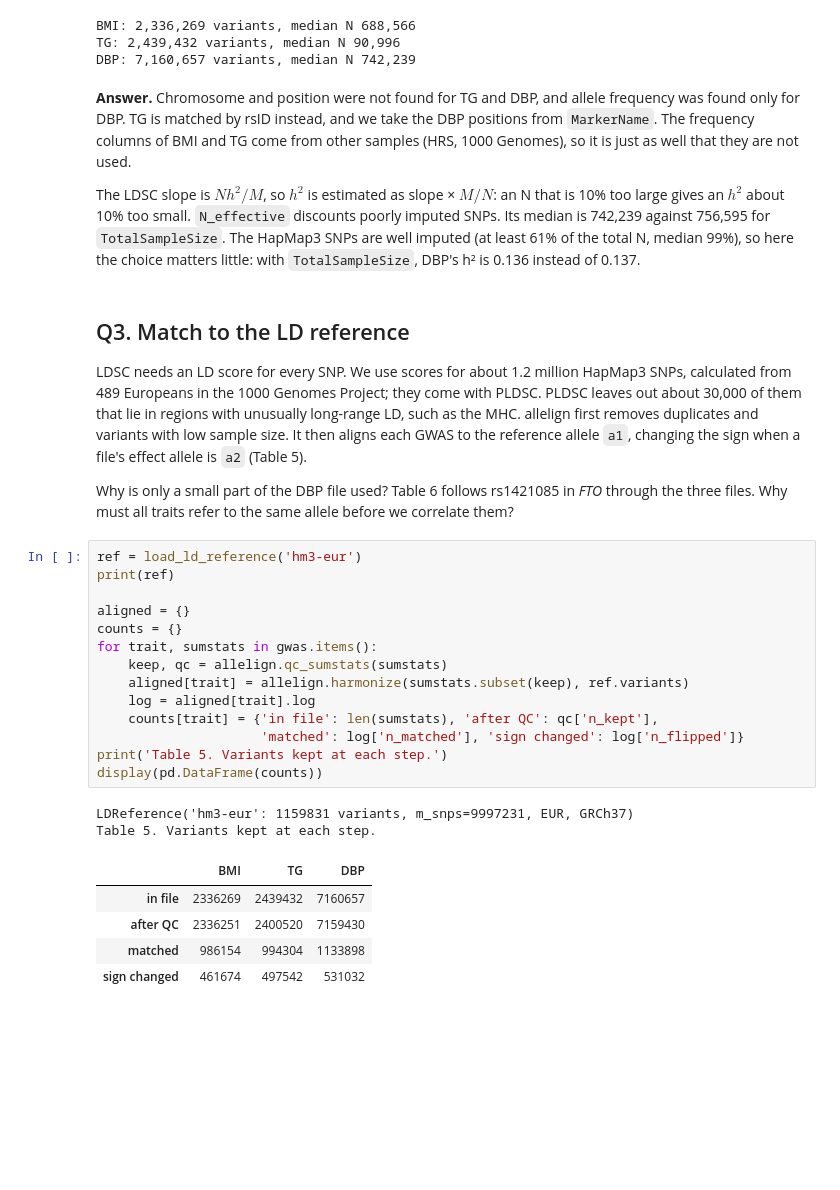
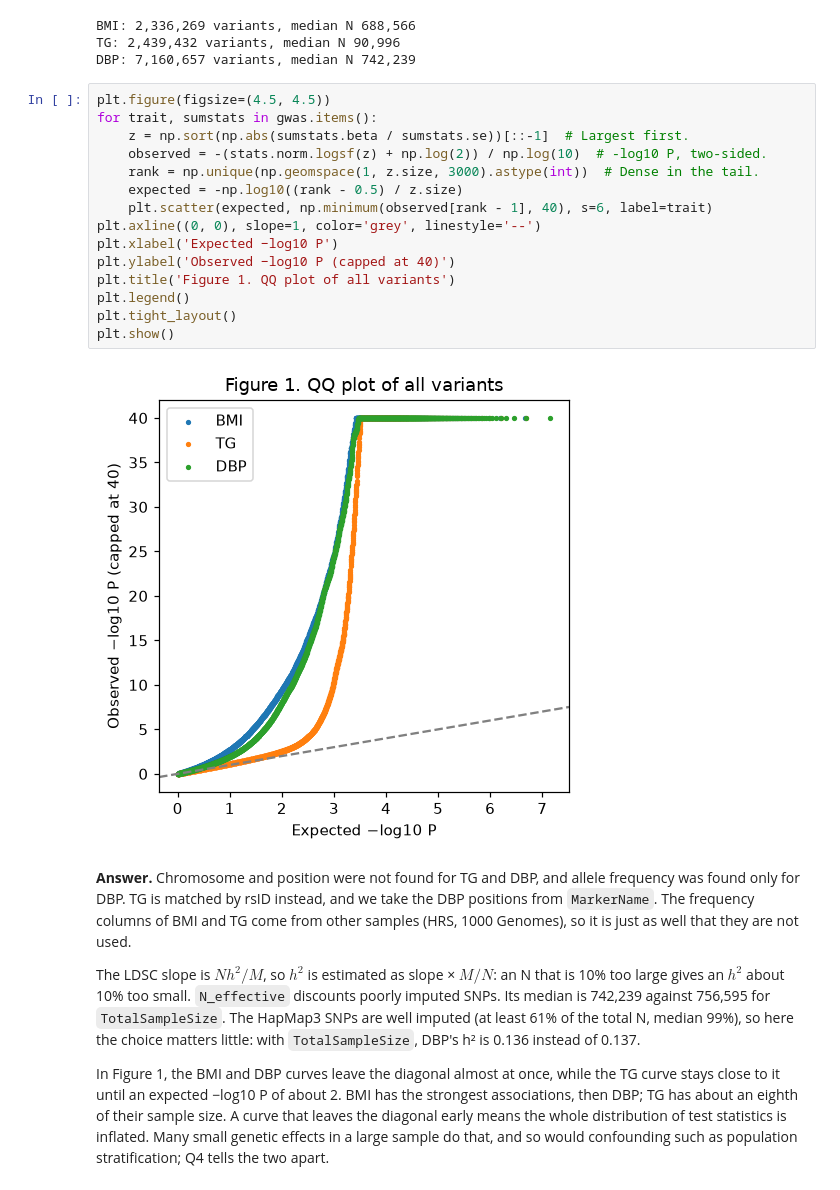
Before and after one commit to bvilhjal/ATIG_2026, a Jupyter notebook: teaching_days/2026-10-29/LDSC/LDSC_practical_answers.ipynb, the cells around one changed output. Saved outputs shown, nothing was run; the diff lists cells and outputs as text; blank space fills up the shorter version.

```diff
--- a/teaching_days/2026-10-29/LDSC/LDSC_practical_answers.ipynb
+++ b/teaching_days/2026-10-29/LDSC/LDSC_practical_answers.ipynb
@@ -148,50 +153,38 @@ for trait, sumstats in gwas.items():
 BMI: 2,336,269 variants, median N 688,566
 TG: 2,439,432 variants, median N 90,996
 DBP: 7,160,657 variants, median N 742,239
-# %% [markdown]
-**Answer.** Chromosome and position were not found for TG and DBP, and allele frequency
-was found only for DBP. TG is matched by rsID instead, and we take the DBP positions from
-`MarkerName`. The frequency columns of BMI and TG come from other samples (HRS,
-1000 Genomes), so it is just as well that they are not used.
-
-The LDSC slope is $Nh^2/M$, so $h^2$ is estimated as slope × $M/N$: an N that is 10%
-too large gives an $h^2$ about 10% too small. `N_effective` discounts poorly imputed
-SNPs. Its median is 742,239 against 756,595 for `TotalSampleSize`. The HapMap3 SNPs are
-well imputed (at least 61% of the total N, median 99%), so here the choice matters little:
-with `TotalSampleSize`, DBP's h² is 0.136 instead of 0.137.
+# %%
+plt.figure(figsize=(4.5, 4.5))
+for trait, sumstats in gwas.items():
+    z = np.sort(np.abs(sumstats.beta / sumstats.se))[::-1]  # Largest first.
+    observed = -(stats.norm.logsf(z) + np.log(2)) / np.log(10)  # -log10 P, two-sided.
+    rank = np.unique(np.geomspace(1, z.size, 3000).astype(int))  # Dense in the tail.
+    expected = -np.log10((rank - 0.5) / z.size)
+    plt.scatter(expected, np.minimum(observed[rank - 1], 40), s=6, label=trait)
+plt.axline((0, 0), slope=1, color='grey', linestyle='--')
+plt.xlabel('Expected −log10 P')
+plt.ylabel('Observed −log10 P (capped at 40)')
+plt.title('Figure 1. QQ plot of all variants')
+plt.legend()
+plt.tight_layout()
+plt.show()
+# %% [output]
+[figure, added]
 # %% [markdown]
-## Q3. Match to the LD reference
+**Answer.** Chromosome and position were not found for TG and DBP, and allele frequency
+was found only for DBP. TG is matched by rsID instead, and we take the DBP positions from
+`MarkerName`. The frequency columns of BMI and TG come from other samples (HRS,
+1000 Genomes), so it is just as well that they are not used.
 
-LDSC needs an LD score for every SNP. We use scores for about 1.2 million HapMap3 SNPs,
-calculated from 489 Europeans in the 1000 Genomes Project; they come with PLDSC. PLDSC
-leaves out about 30,000 of them that lie in regions with unusually long-range LD, such
-as the MHC.
-allelign first removes duplicates and variants with low sample size. It then aligns each
-GWAS to the reference allele `a1`, changing the sign when a file's effect allele is `a2`
-(Table 5).
+The LDSC slope is $Nh^2/M$, so $h^2$ is estimated as slope × $M/N$: an N that is 10%
+too large gives an $h^2$ about 10% too small. `N_effective` discounts poorly imputed
+SNPs. Its median is 742,239 against 756,595 for `TotalSampleSize`. The HapMap3 SNPs are
+well imputed (at least 61% of the total N, median 99%), so here the choice matters little:
+with `TotalSampleSize`, DBP's h² is 0.136 instead of 0.137.
 
-Why is only a small part of the DBP file used? Table 6 follows rs1421085 in *FTO*
-through the three files. Why must all traits refer to the same allele before we
-correlate them?
+In Figure 1, the BMI and DBP curves leave the diagonal almost at once, while the TG curve
+stays close to it until an expected −log10 P of about 2. BMI has the strongest associations, then DBP; TG
+has about an eighth of their sample size. A curve that leaves the diagonal early means
+the whole distribution of test statistics is inflated. Many small genetic effects in a
+large sample do that, and so would confounding such as population stratification; Q4
+tells the two apart.
-# %%
-ref = load_ld_reference('hm3-eur')
-print(ref)
-
-aligned = {}
-counts = {}
-for trait, sumstats in gwas.items():
-    keep, qc = allelign.qc_sumstats(sumstats)
-    aligned[trait] = allelign.harmonize(sumstats.subset(keep), ref.variants)
-    log = aligned[trait].log
-    counts[trait] = {'in file': len(sumstats), 'after QC': qc['n_kept'],
-                     'matched': log['n_matched'], 'sign changed': log['n_flipped']}
-print('Table 5. Variants kept at each step.')
-display(pd.DataFrame(counts))
-# %% [output]
-LDReference('hm3-eur': 1159831 variants, m_snps=9997231, EUR, GRCh37)
-Table 5. Variants kept at each step.
-|  | BMI | TG | DBP |
-| in file | 2336269 | 2439432 | 7160657 |
-| after QC | 2336251 | 2400520 | 7159430 |
-| matched | 986154 | 994304 | 1133898 |
-| sign changed | 461674 | 497542 | 531032 |
```
Also changed, not shown: parts of 31 cells of this notebook, 6 other files.
